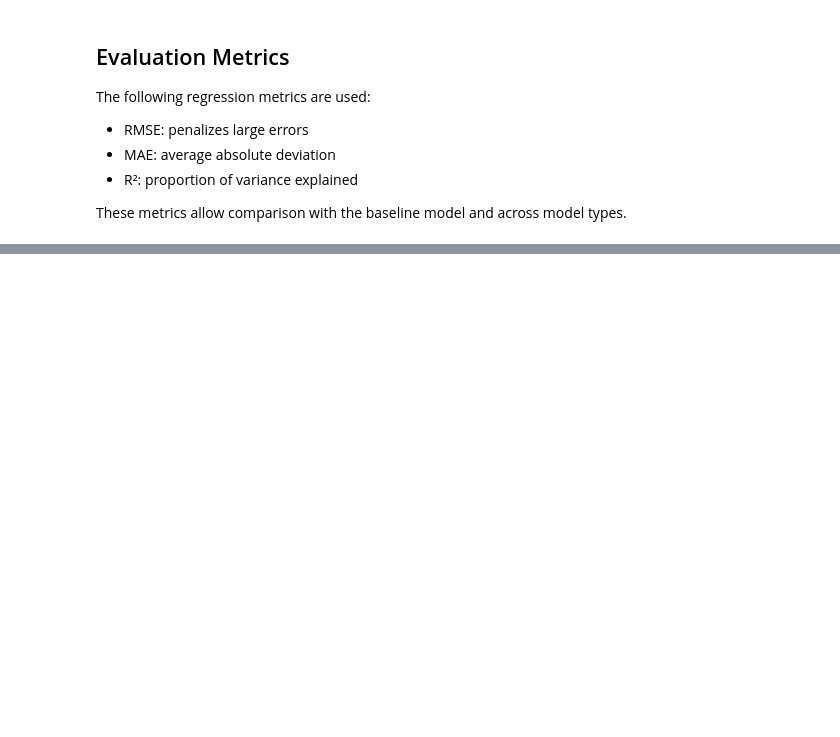
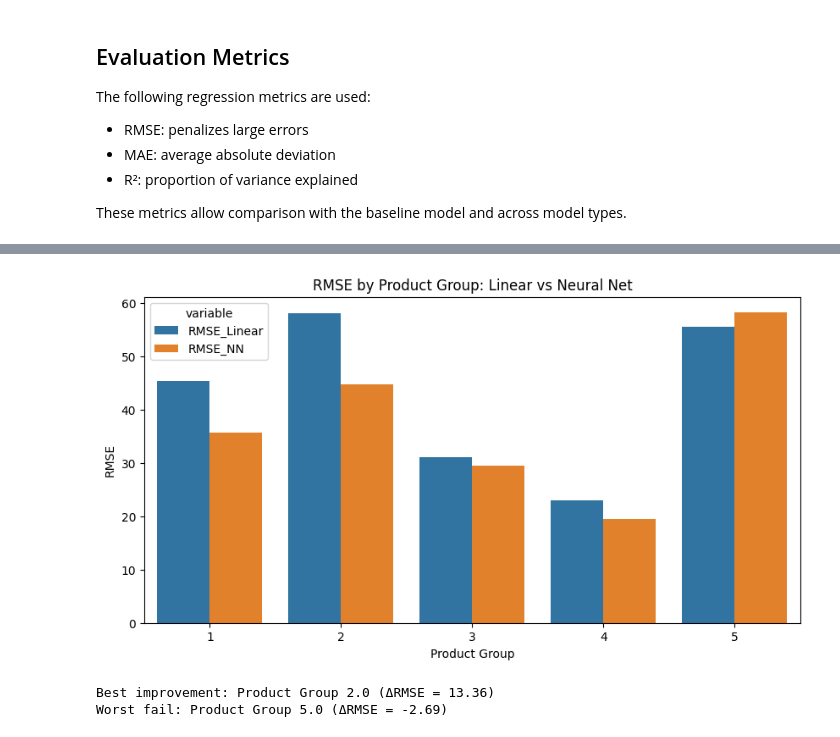
Before and after one commit to ChetnaLourembam/ML-DS, a Jupyter notebook: 3_Model/model_definition_evaluation.ipynb, the cells around one changed output, grey strips where cells are left out. Cells and saved outputs as stored; diff of their text form; code cells hidden in the pictures; blank space fills up the shorter version.

```diff
--- a/3_Model/model_definition_evaluation.ipynb
+++ b/3_Model/model_definition_evaluation.ipynb
@@ -169,0 +156,10 @@ For the neural network:
+# %%
+split_date = "2018-01-01"
+train_mask = df["Datum"] < split_date
+
+
+test_mask = df["Datum"] >= split_date
+
+
+X_train, X_test = X[train_mask], X[test_mask]
+y_train, y_test = y[train_mask], y[test_mask]
@@ -388,0 +328,24 @@ comparison
+# %%
+plt.figure(figsize=(10,5))
+sns.barplot(
+    x="Warengruppe",
+    y="value",
+    hue="variable",
+    data=group_errors.melt(id_vars="Warengruppe", value_vars=["RMSE_Linear", "RMSE_NN"])
+)
+plt.title("RMSE by Product Group: Linear vs Neural Net")
+plt.ylabel("RMSE")
+plt.xlabel("Product Group")
+plt.show()
+
+# Identify best and worst improvements
+group_errors["Improvement"] = group_errors["RMSE_Linear"] - group_errors["RMSE_NN"]
+best_improved = group_errors.loc[group_errors["Improvement"].idxmax()]
+worst_fail = group_errors.loc[group_errors["Improvement"].idxmin()]
+
+print(f"Best improvement: Product Group {best_improved['Warengruppe']} (ΔRMSE = {best_improved['Improvement']:.2f})")
+print(f"Worst fail: Product Group {worst_fail['Warengruppe']} (ΔRMSE = {worst_fail['Improvement']:.2f})")
+# %% [output]
+[figure, added]
+Best improvement: Product Group 2.0 (ΔRMSE = 13.36)
+Worst fail: Product Group 5.0 (ΔRMSE = -2.69)
```
Also changed, not shown: parts of 40 cells of this notebook.
